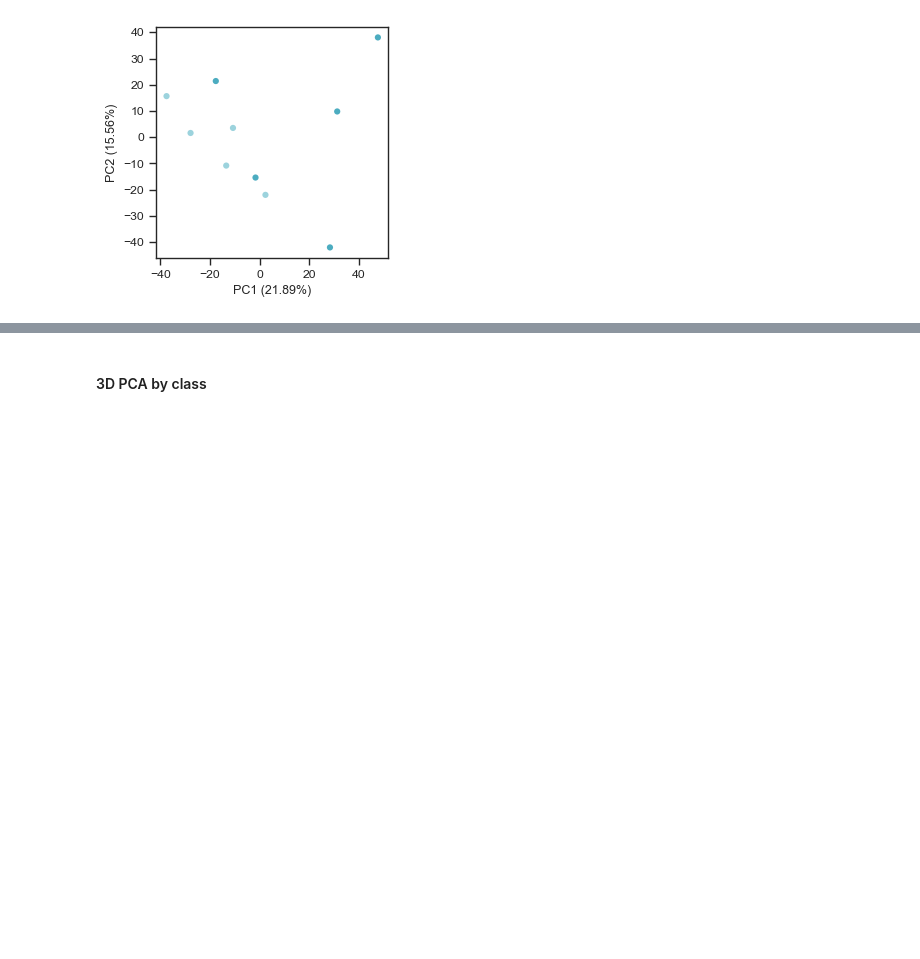
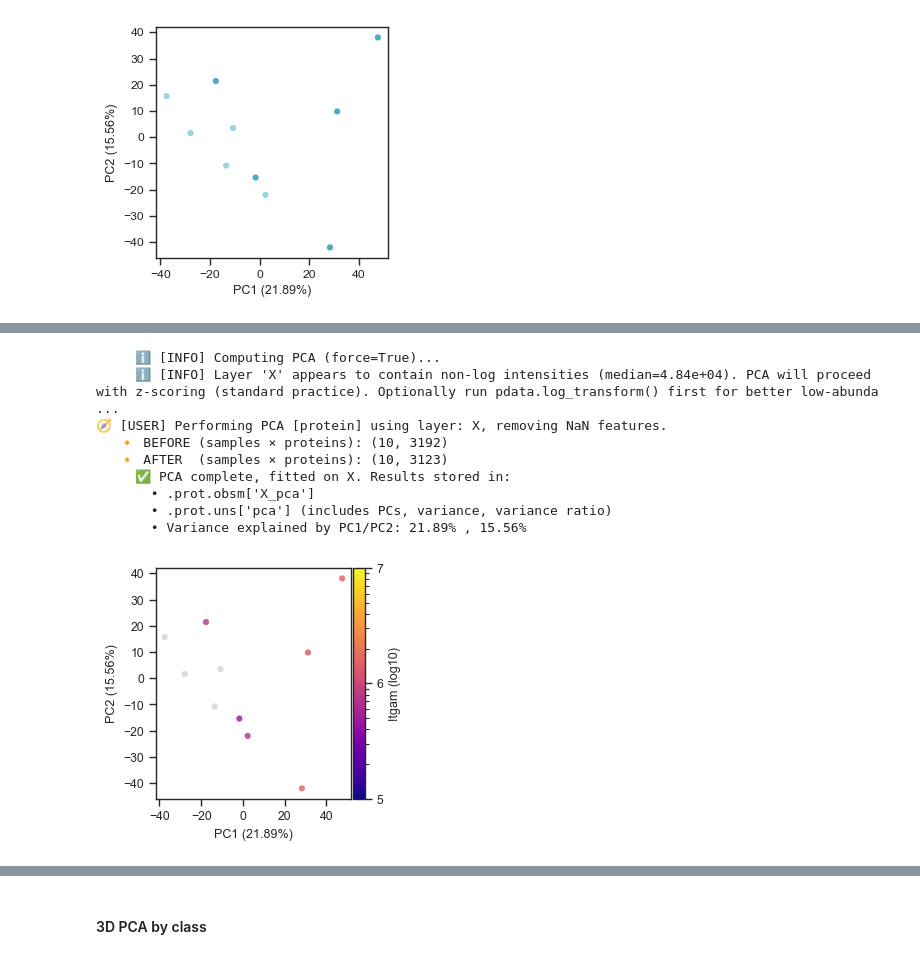
Before and after one commit to gnaprs/scpviz, a Jupyter notebook: docs/tutorials/single_cell.ipynb, the cells around one changed output, grey strips where cells are left out. Saved outputs shown, nothing was run; the diff lists cells and outputs as text; code cells hidden in the pictures; blank space fills up the shorter version.

Commit message:
feat(plotting): add abundance colorbar_norm and nan_color to PCA/UMAP #43 #47

```diff
--- a/docs/tutorials/single_cell.ipynb
+++ b/docs/tutorials/single_cell.ipynb
@@ -527,0 +531,25 @@ plt.show()
+# %%
+fig, ax = plt.subplots(1, 1, figsize=(3, 3))
+ax = scplt.plot_pca(
+    ax,
+    pdata_sc_norm,
+    color="Itgam",
+    cmap="plasma",
+    colorbar_norm='log10',
+    s=20,
+    alpha=.8,
+    force=True,
+)
+scplt.shift_legend(ax)
+plt.show()
+# %% [output]
+     ℹ️ [INFO] Computing PCA (force=True)...
+     ℹ️ [INFO] Layer 'X' appears to contain non-log intensities (median=4.84e+04). PCA will proceed with z-scoring (standard practice). Optionally run pdata.log_transform() first for better low-abunda ...
+🧭 [USER] Performing PCA [protein] using layer: X, removing NaN features.
+   🔸 BEFORE (samples × proteins): (10, 3192)
+   🔸 AFTER  (samples × proteins): (10, 3123)
+     ✅ PCA complete, fitted on X. Results stored in:
+       • .prot.obsm['X_pca']
+       • .prot.uns['pca'] (includes PCs, variance, variance ratio)
+       • Variance explained by PC1/PC2: 21.89% , 15.56%
+[figure, added]
```
Also changed, not shown: parts of 6 cells of this notebook, 9 other files.
